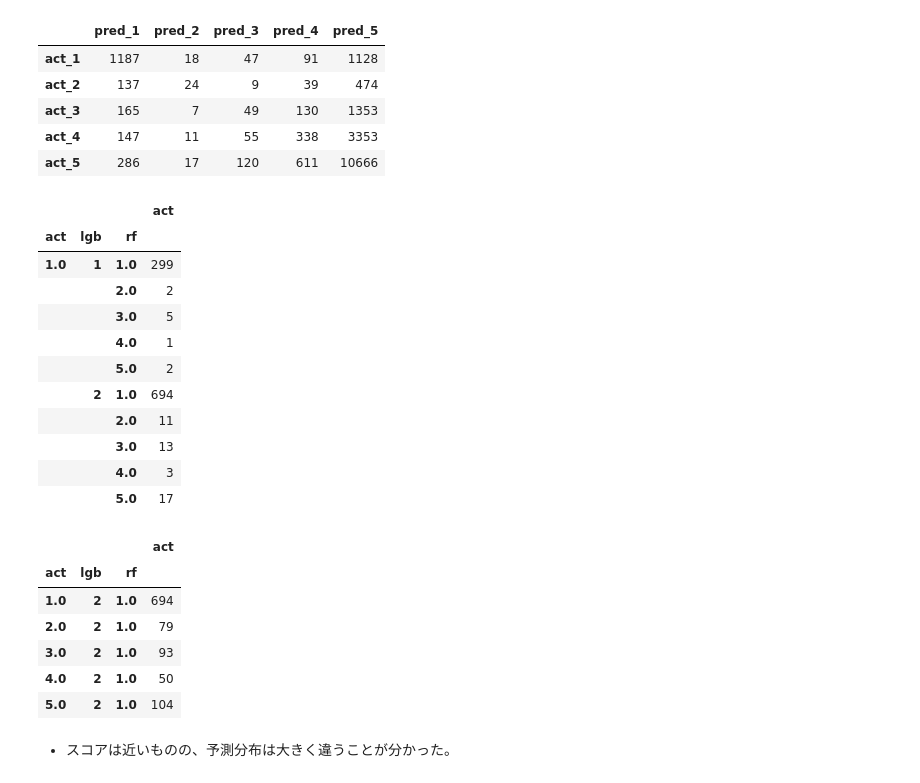
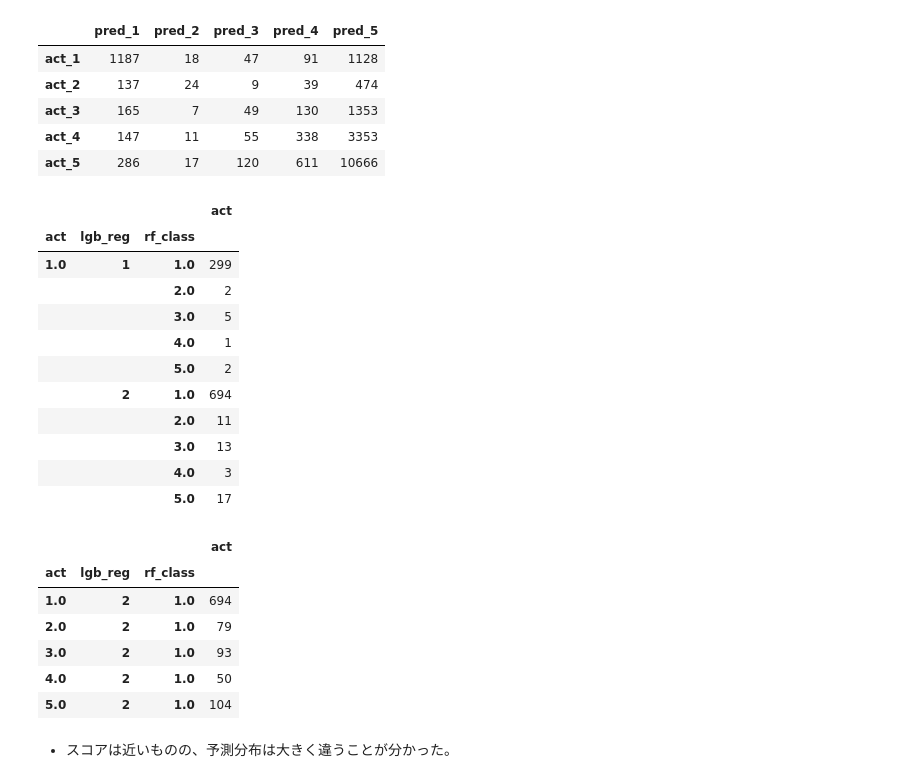
Before and after one commit to Yuki-etu/Brazilian_E-Commerce_kaggle, a Jupyter notebook: 3_models/モデル検討/3_model_ensanbleの検証.ipynb, the cells around one changed output. Saved outputs shown, nothing was run; the diff lists cells and outputs as text; code cells hidden in the pictures.

```diff
--- a/3_models/モデル検討/3_model_ens.ipynb
+++ b/3_models/モデル検討/3_model_ensanbleの検証.ipynb
@@ -92,12 +92,12 @@ from sklearn.ensemble import RandomForestClassifier
 
 def rf_class(X_train, X_test, y_train, y_test, num_seed):
     # ランダムフォレストの作成と学習
-    model_rf = RandomForestClassifier(n_estimators=50, random_state=num_seed)
-    model_rf.fit(X_train, y_train)
+    model_rf_class = RandomForestClassifier(n_estimators=50, random_state=num_seed)
+    model_rf_class.fit(X_train, y_train)
     # 予測
-    y_pred_rf = model_rf.predict(X_test)
+    y_pred_rf_class = model_rf_class.predict(X_test)
 
-    return y_pred_rf
+    return y_pred_rf_class
 # %%
 from sklearn.model_selection import StratifiedKFold
 from sklearn.metrics import cohen_kappa_score
@@ -106,8 +106,8 @@ from concurrent.futures import ThreadPoolExecutor
 X = data.drop("review_score", axis=1)
 y = data["review_score"]
 
-scores_lgb = []
-scores_rf = []
+scores_lgb_reg = []
+scores_rf_class = []
 
 # データの分割
 kf = StratifiedKFold(n_splits=5, shuffle=True, random_state=num_seed)
@@ -132,26 +132,26 @@ for i, (tr_index, te_index) in enumerate(kf.split(X, y), 1):
 
     executer = ThreadPoolExecutor(max_workers=2)    #  並列処理
     # lightgbmモデルの学習、予測
-    y_pred_lgb = executer.submit(lightgbm_reg, X_train=X_train, X_test=X_test, y_train=y_train, y_test=y_test, num_seed=num_seed).result()
+    y_pred_lgb_reg = executer.submit(lightgbm_reg, X_train=X_train, X_test=X_test, y_train=y_train, y_test=y_test, num_seed=num_seed).result()
     # ランダムフォレストモデルの学習、予測
-    y_pred_rf = executer.submit(rf_class, X_train=X_train, X_test=X_test, y_train=y_train, y_test=y_test, num_seed=num_seed).result()
+    y_pred_rf_class = executer.submit(rf_class, X_train=X_train, X_test=X_test, y_train=y_train, y_test=y_test, num_seed=num_seed).result()
 
     # Quadratic Weighted Kappaの計算
-    kappa_lgb = cohen_kappa_score(y_test, y_pred_lgb, weights='quadratic')
-    kappa_rf = cohen_kappa_score(y_test, y_pred_rf, weights='quadratic')
+    kappa_lgb_reg = cohen_kappa_score(y_test, y_pred_lgb_reg, weights='quadratic')
+    kappa_rf_class = cohen_kappa_score(y_test, y_pred_rf_class, weights='quadratic')
 
-    scores_lgb.append(kappa_lgb)
-    scores_rf.append(kappa_rf)
+    scores_lgb_reg.append(kappa_lgb_reg)
+    scores_rf_class.append(kappa_rf_class)
 
     print("="*20, i, "="*20)
-    print(f'Quadratic Weighted Kappa (lgb)  : {np.round(kappa_lgb, 4)}')
-    print(f'Quadratic Weighted Kappa (rf)   : {np.round(kappa_rf, 4)}')
+    print(f'Quadratic Weighted Kappa (lgb_reg)  : {np.round(kappa_lgb_reg, 4)}')
+    print(f'Quadratic Weighted Kappa (rf_class) : {np.round(kappa_rf_class, 4)}')
 
 # 交差検証スコアの平均値と標準偏差を出力
-scores_lgb = np.array(scores_lgb)
-scores_rf = np.array(scores_rf)
+scores_lgb_reg = np.array(scores_lgb_reg)
+scores_rf_class = np.array(scores_rf_class)
 print("\n")
-print(f"lgb_score -- mean : {np.round(scores_lgb.mean(), 4), }, std : {np.round(scores_lgb.std(), 4)}")
-print(f"lgb_score -- mean : {np.round(scores_rf.mean(), 4), }, std : {np.round(scores_rf.std(), 4)}")
+print(f"lgb_reg_score  -- mean : {np.round(scores_lgb_reg.mean(), 4), }, std : {np.round(scores_lgb_reg.std(), 4)}")
+print(f"rf_class_score -- mean : {np.round(scores_rf_class.mean(), 4), }, std : {np.round(scores_rf_class.std(), 4)}")
 # %% [output]
 ==================== 1 ====================
@@ -206,16 +206,16 @@ show_many_dfs(cm_lgb, cm_rf)
 | act_4 | 147 | 11 | 55 | 338 | 3353 |
 | act_5 | 286 | 17 | 120 | 611 | 10666 |
 # %%
-y_pred = pd.DataFrame({"lgb" : y_pred_lgb,
-                       "rf" : y_pred_rf,
+y_pred = pd.DataFrame({"lgb_reg" : y_pred_lgb_reg,
+                       "rf_class" : y_pred_rf_class,
                        "act" : y_test})
 
-check_df = y_pred.groupby(["act", "lgb", "rf"])[["act"]].count()
+check_df = y_pred.groupby(["act", "lgb_reg", "rf_class"])[["act"]].count()
 
-show_many_dfs(check_df, check_df.query("lgb ==2 & rf ==1"), n=10)    #? <- nを増やすことで表示する行数を変更できる。
+show_many_dfs(check_df, check_df.query("lgb_reg ==2 & rf_class ==1"), n=10)    #? <- nを増やすことで表示する行数を変更できる。
 # %% [output]
 |  |  |  | act |
-| act | lgb | rf |  |
+| act | lgb_reg | rf_class |  |
 | 1.0 | 1 | 1.0 | 299 |
 |  |  | 2.0 | 2 |
 |  |  | 3.0 | 5 |
@@ -227,7 +227,7 @@ show_many_dfs(check_df, check_df.query("lgb ==2 & rf ==1"), n=10)    #? <- nを
 |  |  | 4.0 | 3 |
 |  |  | 5.0 | 17 |
 |  |  |  | act |
-| act | lgb | rf |  |
+| act | lgb_reg | rf_class |  |
 | 1.0 | 2 | 1.0 | 694 |
 | 2.0 | 2 | 1.0 | 79 |
 | 3.0 | 2 | 1.0 | 93 |
```
Also changed, not shown: parts of 8 cells of this notebook, 6 other files.
